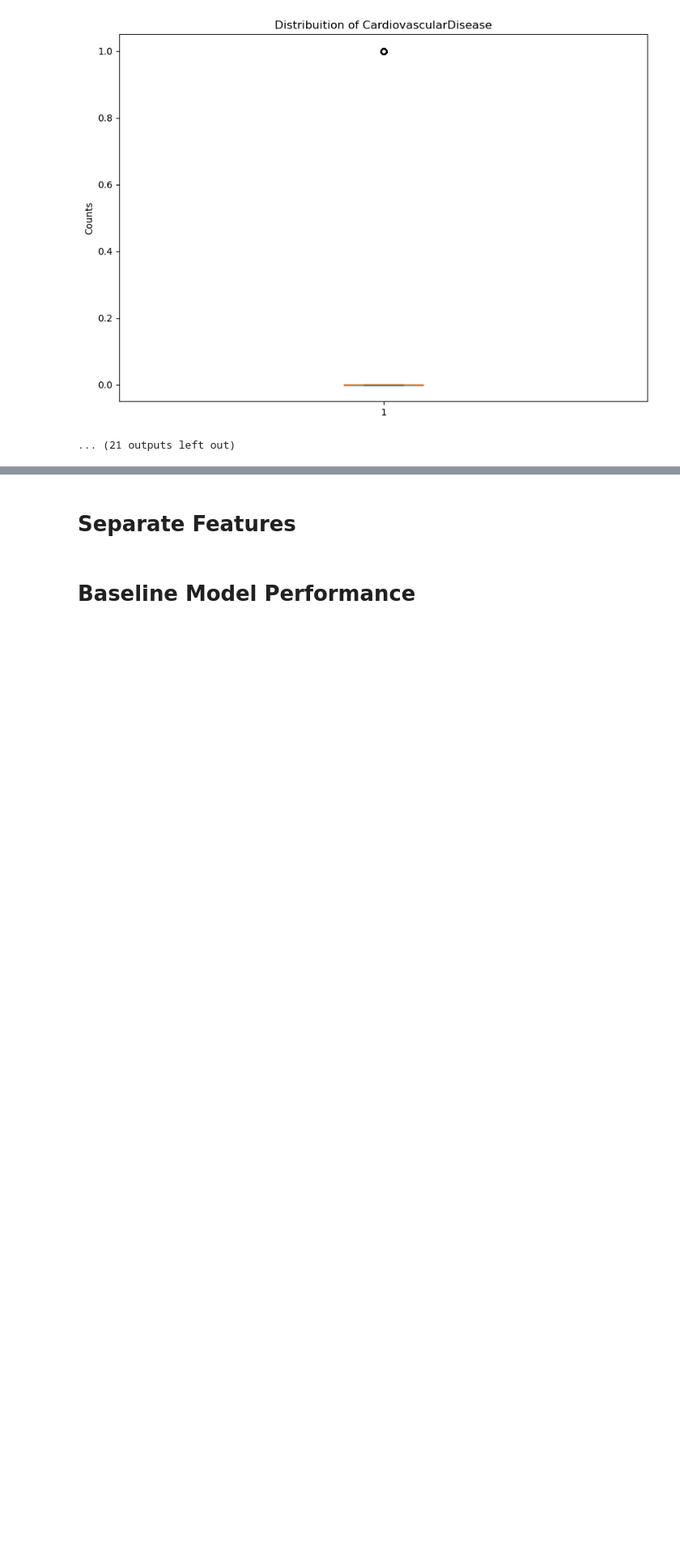
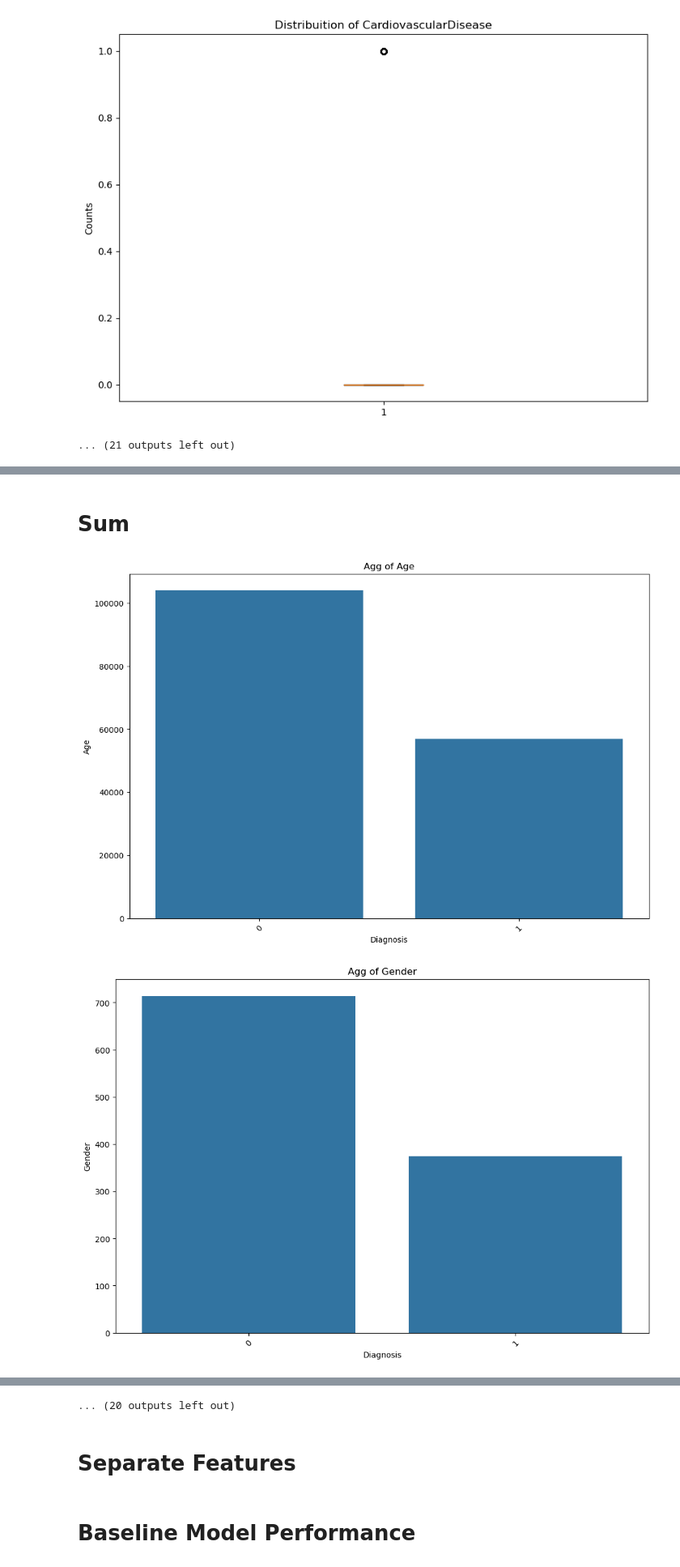
Before and after one commit to MaukanMir/Alzheimers-Classification, a Jupyter notebook: training.ipynb, the cells around one changed output, grey strips where cells are left out. Shown at 81% size. Drawn from its saved outputs; the diff is of its cells as text; code cells hidden in the pictures; blank space fills up the shorter version.

Commit message:
added new graphs

```diff
--- a/training.ipynb
+++ b/training.ipynb
@@ -51,6 +60,17 @@ def plot_distribution(df, kind):
     sns.histplot(df[col], kde=True) if kind == "Hist" else plt.boxplot(df[col])
     plt.title(f"Distribuition of {col}")
     plt.ylabel("Counts")
+    plt.show()
+
+def aggregate_dataset(df, interested_columns, agg_col, function):
+
+  for col in interested_columns:
+    grouped_df = getattr(df.groupby(agg_col)[col], function)().reset_index(name=col)
+    plt.figure(figsize=(12, 8))
+    sns.barplot(data=grouped_df, x=agg_col, y=col)
+    plt.title(f"Agg of {col}")
+    plt.ylabel(col)
+    plt.xticks(rotation =45)
     plt.show()
 
 def create_sklearn_pipeline(model):
@@ -228,0 +251,9 @@ plot_distribution(df, "boxplot")
+# %%
+interested_columns = df.columns[:-1]
+# %% [markdown]
+# Sum
+# %%
+aggregate_dataset(df, interested_columns,"Diagnosis", "sum")
+# %% [output]
+[figure, added]
+[figure, added]
@@ -229,3 +270,4 @@ plot_distribution(df, "boxplot")
+... (20 outputs left out)
 # %% [markdown]
 # Separate Features
 # %%
```
Also changed, not shown: parts of 3 cells of this notebook.
